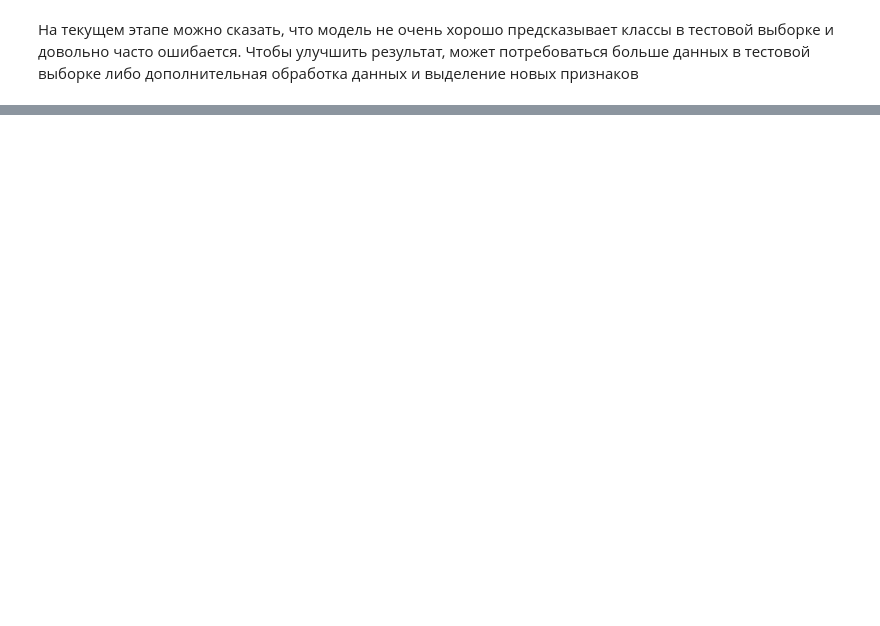
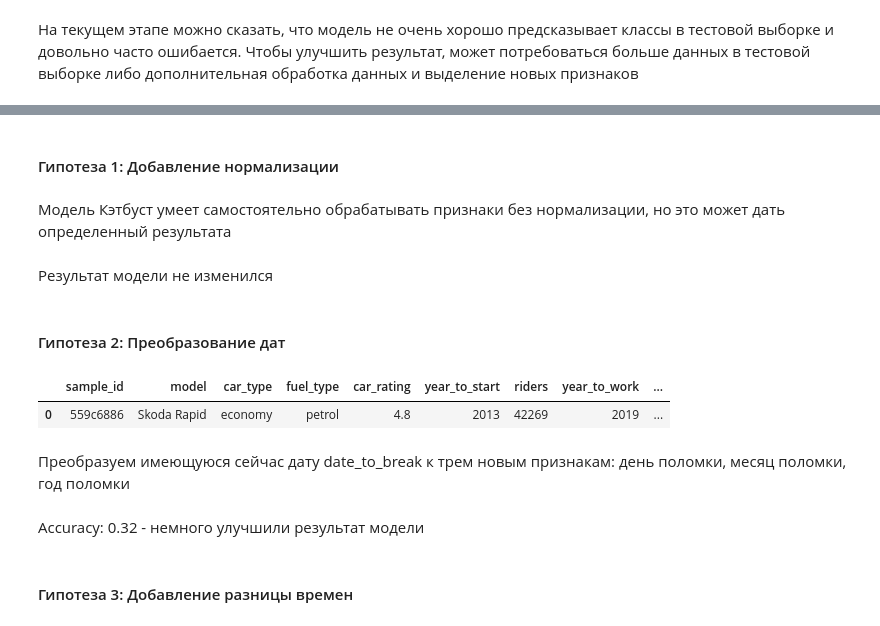
Before and after one commit to EmanoneL/data_analysis_pet_project, a Jupyter notebook: SovkomTask.ipynb, the cells around one changed output, grey strips where cells are left out. Saved outputs shown, nothing was run; the diff lists cells and outputs as text; code cells hidden in the pictures; blank space fills up the shorter version.

```diff
--- a/SovkomTask.ipynb
+++ b/SovkomTask.ipynb
@@ -469,2 +478,4 @@ plt.show()
 # %% [markdown]
 На текущем этапе можно сказать, что модель не очень хорошо предсказывает классы в тестовой выборке и довольно часто ошибается. Чтобы улучшить результат, может потребоваться больше данных в тестовой выборке либо дополнительная обработка данных и выделение новых признаков
+# %%
+dataset_origin = dataset.copy()
@@ -470,0 +486,8 @@ plt.show()
+# %%
+dataset = dataset_origin.copy()
+# %% [markdown]
+#### Гипотеза 1: Добавление нормализации
+# %% [markdown]
+
+
+Модель Кэтбуст умеет самостоятельно обрабатывать признаки без нормализации, но это может дать определенный результата
@@ -470,0 +500,11 @@ plt.show()
+# %% [markdown]
+Результат модели не изменился
+# %% [markdown]
+#### Гипотеза 2: Преобразование дат
+# %%
+dataset.head(1)
+# %% [output]
+|  | sample_id | model | car_type | fuel_type | car_rating | year_to_start | riders | year_to_work | ... |
+| 0 | 559c6886 | Skoda Rapid | economy | petrol | 4.8 | 2013 | 42269 | 2019 | ... |
+# %% [markdown]
+Преобразуем имеющуюся сейчас дату date_to_break к трем новым признакам: день поломки, месяц поломки, год поломки
@@ -470,0 +516,4 @@ plt.show()
+# %% [markdown]
+Accuracy: 0.32 - немного улучшили результат модели
+# %% [markdown]
+#### Гипотеза 3: Добавление разницы времен
```
Also changed, not shown: parts of 45 cells of this notebook.
